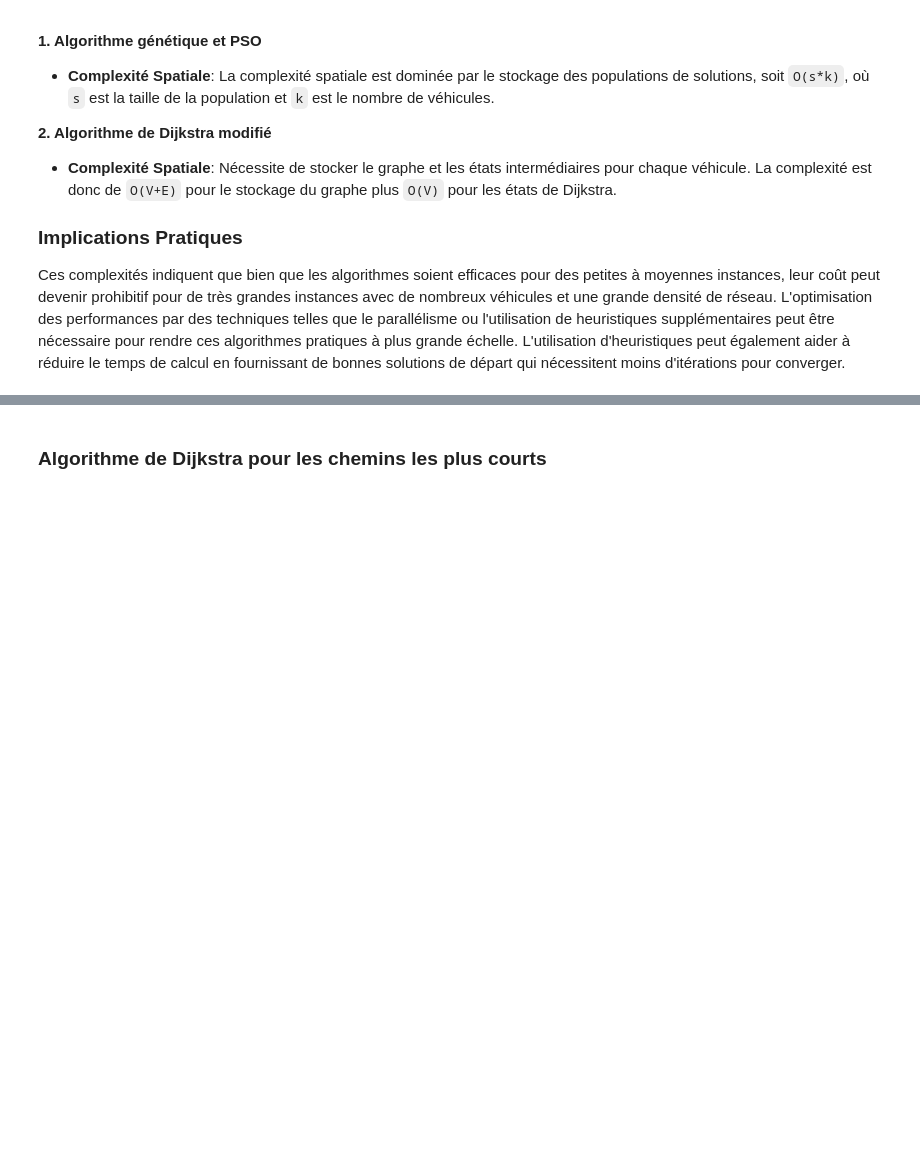
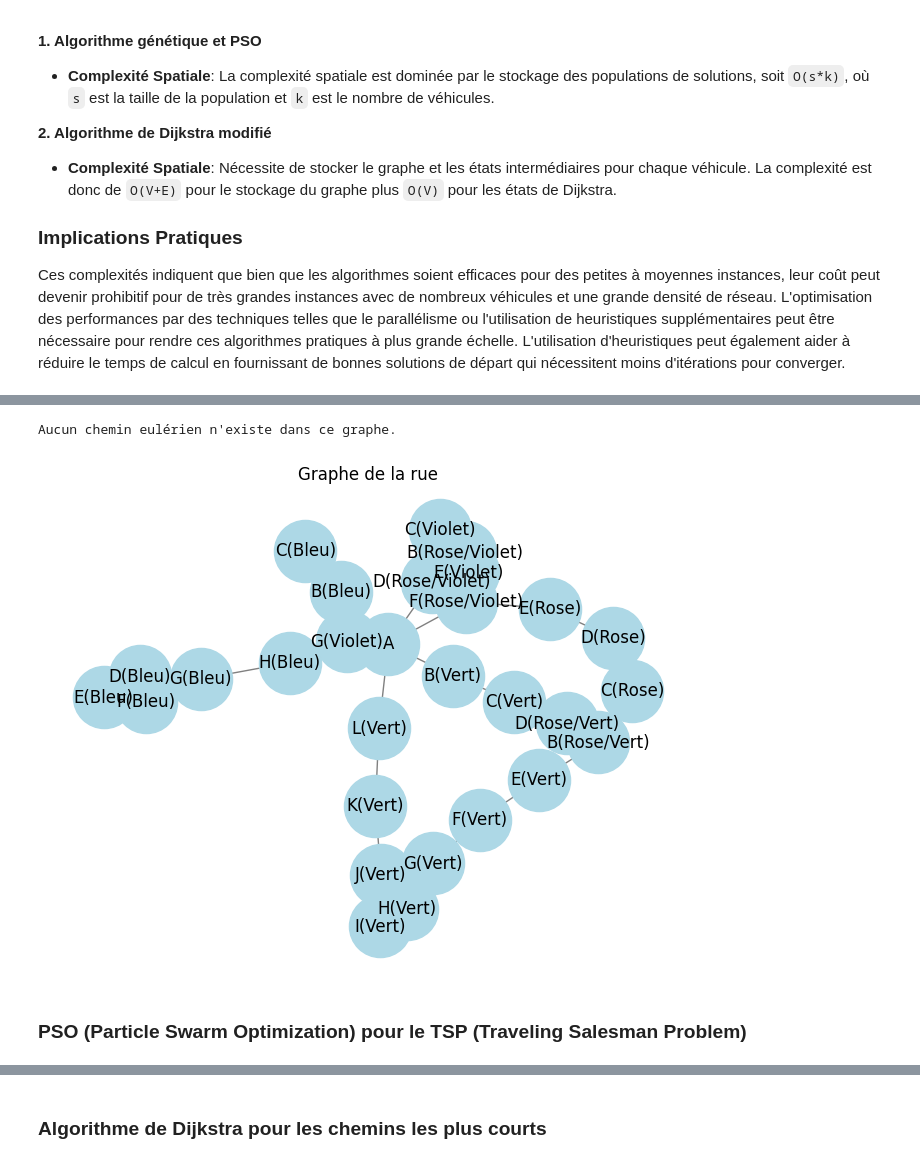
Before and after one commit to AirG213/Projet-Recherche-Operationnelle, a Jupyter notebook: Livrable2.ipynb, the cells around one changed output, grey strips where cells are left out. Cells and saved outputs as stored; diff of their text form; code cells hidden in the pictures; blank space fills up the shorter version.

Commit message:
🚀Implémentation et test des algorithmes PSO, Dijkstra, et PuLP pour VRP

```diff
--- a/Livrable2.ipynb
+++ b/Livrable2.ipynb
@@ -115,3 +97,74 @@ Note: you may need to restart the kernel to use updated packages.
+# %%
+import networkx as nx
+import matplotlib.pyplot as plt
+import random
+
+G = nx.Graph()
+
+users = ["A", "F(Rose/Violet)", "B(Rose/Violet)", "C(Violet)", "D(Rose/Violet)", "E(Violet)", "F(Rose/Violet)", "G(Violet)",
+         "E(Rose)","D(Rose)","C(Rose)","B(Rose/Vert)","D(Rose/Vert)",
+         "B(Vert)","C(Vert)","E(Vert)","F(Vert)","G(Vert)","H(Vert)","I(Vert)","J(Vert)","K(Vert)","L(Vert)",
+         "H(Bleu)","G(Bleu)","F(Bleu)","E(Bleu)","D(Bleu)","C(Bleu)","B(Bleu)"]
+G.add_nodes_from(users)
+
+friendships = [("A", "F(Rose/Violet)"), ("A", "B(Vert)"), ("A", "L(Vert)"),("A", "H(Bleu)"),("A", "B(Bleu)"),("A", "D(Rose/Violet)"),("A", "G(Violet)"),
+               ("F(Rose/Violet)", "B(Rose/Violet)"), ("B(Rose/Violet)", "C(Violet)"), ("B(Rose/Violet)", "D(Rose/Violet)"), ("C(Violet)", "D(Rose/Violet)"),
+               ("D(Rose/Violet)", "E(Violet)"), ("E(Violet)", "F(Rose/Violet)"),("D(Rose/Violet)", "F(Rose/Violet)"),("F(Rose/Violet)","E(Rose)"),
+               ("E(Rose)","D(Rose)"),("D(Rose)","C(Rose)"),("C(Rose)","B(Rose/Vert)"),
+               ("B(Rose/Vert)", "D(Rose/Vert)"), ("D(Rose/Vert)", "C(Vert)"), ("C(Vert)", "B(Vert)"),
+               ("L(Vert)", "K(Vert)"), ("K(Vert)", "J(Vert)"), ("J(Vert)", "I(Vert)"), ("I(Vert)", "H(Vert)"),
+               ("H(Vert)", "G(Vert)"), ("G(Vert)", "F(Vert)"), ("F(Vert)", "E(Vert)"), ("E(Vert)", "B(Rose/Vert)"),
+               ("H(Bleu)", "G(Bleu)"),("G(Bleu)", "F(Bleu)"),("F(Bleu)", "E(Bleu)"),("E(Bleu)", "D(Bleu)"),
+               ("D(Bleu)", "G(Bleu)"),("C(Bleu)", "B(Bleu)"),
+               ]
+
+G.add_edges_from(friendships)
+
+def findEulerianPath(G):
+    graph = nx.to_dict_of_lists(G)
+    oddDegreeNodes = [node for node in graph if len(graph[node]) % 2 != 0]
+
+    if len(oddDegreeNodes) != 2 and len(oddDegreeNodes) != 0:
+        return None
+
+    startNode = oddDegreeNodes[0] if oddDegreeNodes else next(iter(graph))
+
+    def Hierholzer(u):
+        stack = [u]
+        path = []
+        while stack:
+            u = stack[-1]
+            if graph[u]:
+                v = graph[u].pop()
+                graph[v].remove(u)
+                stack.append(v)
+            else:
+                path.append(stack.pop())
+        return path
+
+    eulerianPath = Hierholzer(startNode)
+
+    if any(graph[node] for node in graph):
+        return None
+
+    return eulerianPath
+
+eulerianPath = findEulerianPath(G)
+
+if eulerianPath:
+    print("Chemin eulérien trouvé:", eulerianPath)
+else:
+    print("Aucun chemin eulérien n'existe dans ce graphe.")
+
+pos = nx.spring_layout(G)
+nx.draw(G, pos, with_labels=True, node_color='lightblue', node_size=2000, edge_color='gray')
+plt.title("Graphe de la rue")
+plt.show()
+# %% [output]
+Aucun chemin eulérien n'existe dans ce graphe.
+[figure, added]
+# %% [markdown]
+### PSO (Particle Swarm Optimization) pour le TSP (Traveling Salesman Problem)
 # %%
 import numpy as np
 import random
```
Also changed, not shown: parts of 20 cells of this notebook.
